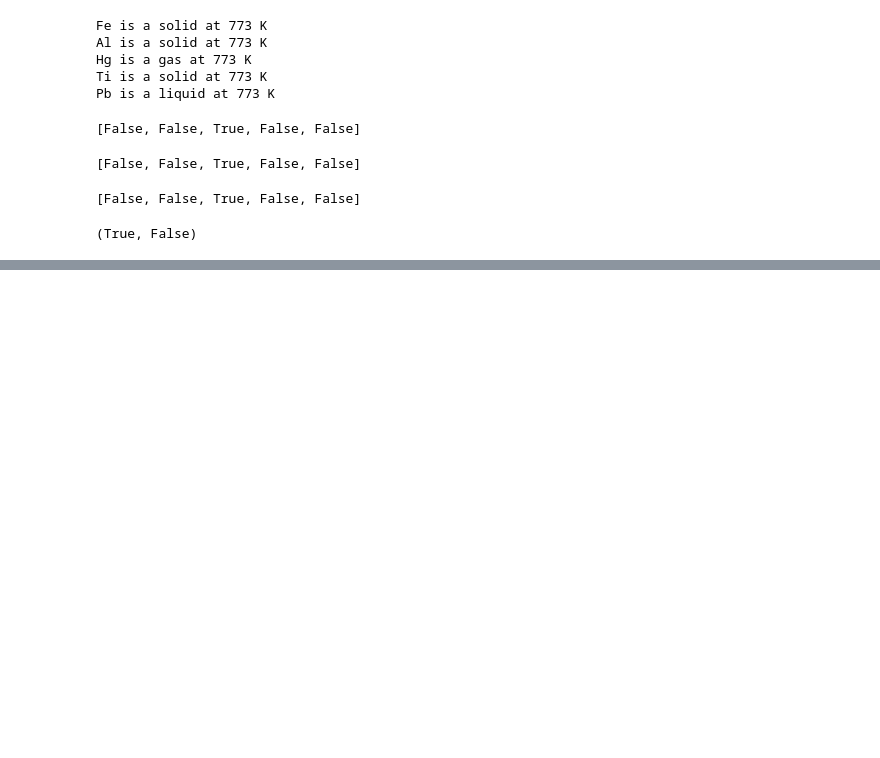
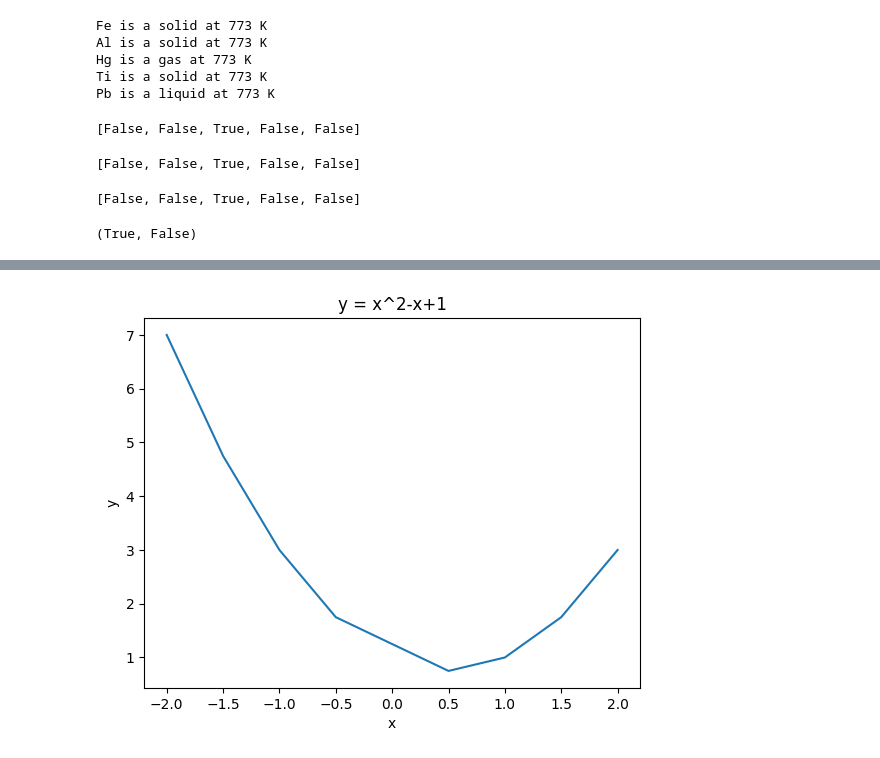
Before and after one commit to Mohankurra/Chemistry-Python, a Jupyter notebook: Python_for_Chemists_Examples.ipynb, the cells around one changed output, grey strips where cells are left out. Saved outputs shown, nothing was run; the diff lists cells and outputs as text; code cells hidden in the pictures; blank space fills up the shorter version.

```diff
--- a/Python_for_Chemists_Examples.ipynb
+++ b/Python_for_Chemists_Examples.ipynb
@@ -702,0 +1952,9 @@ any(is_gas), all(is_gas)
+# %%
+plt.xlabel('x')
+plt.ylabel('y')
+plt.title('y = x^2-x+1')
+plt.plot(x, y)
+plt.show()
+#
+# %% [output]
+[figure, added]
```
Also changed, not shown: parts of 154 cells of this notebook.
